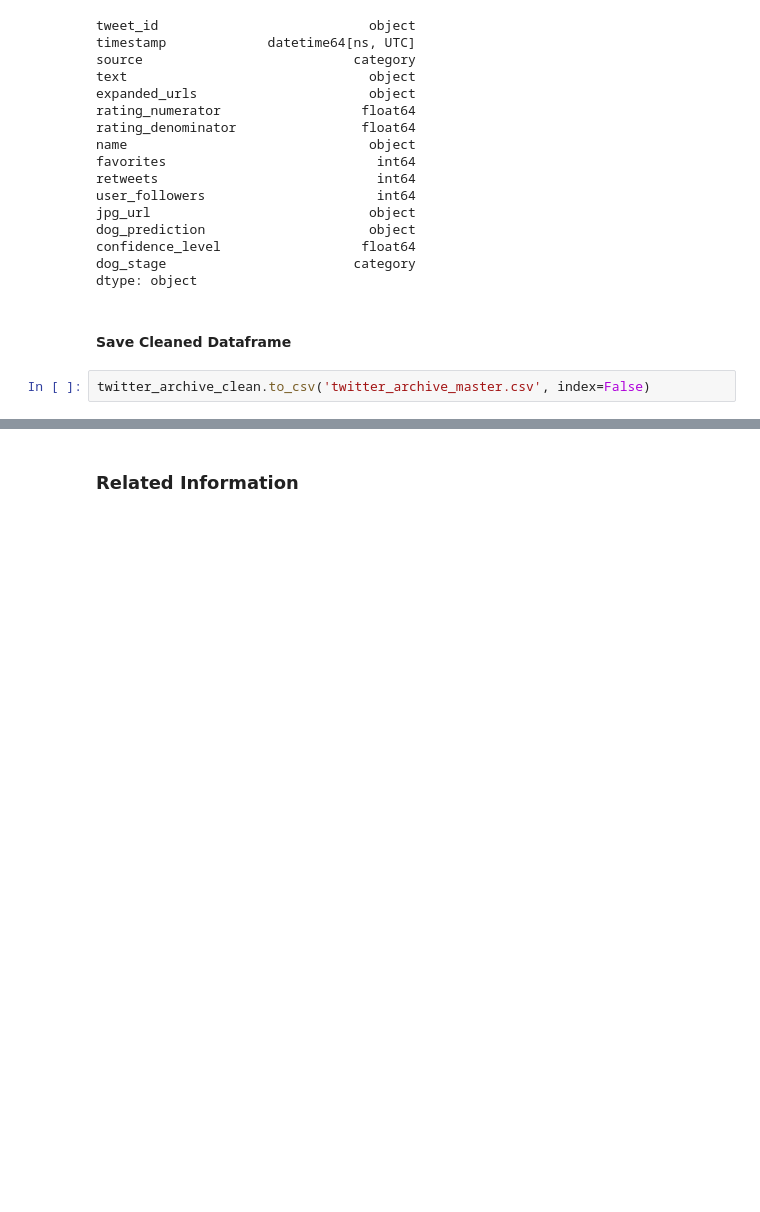
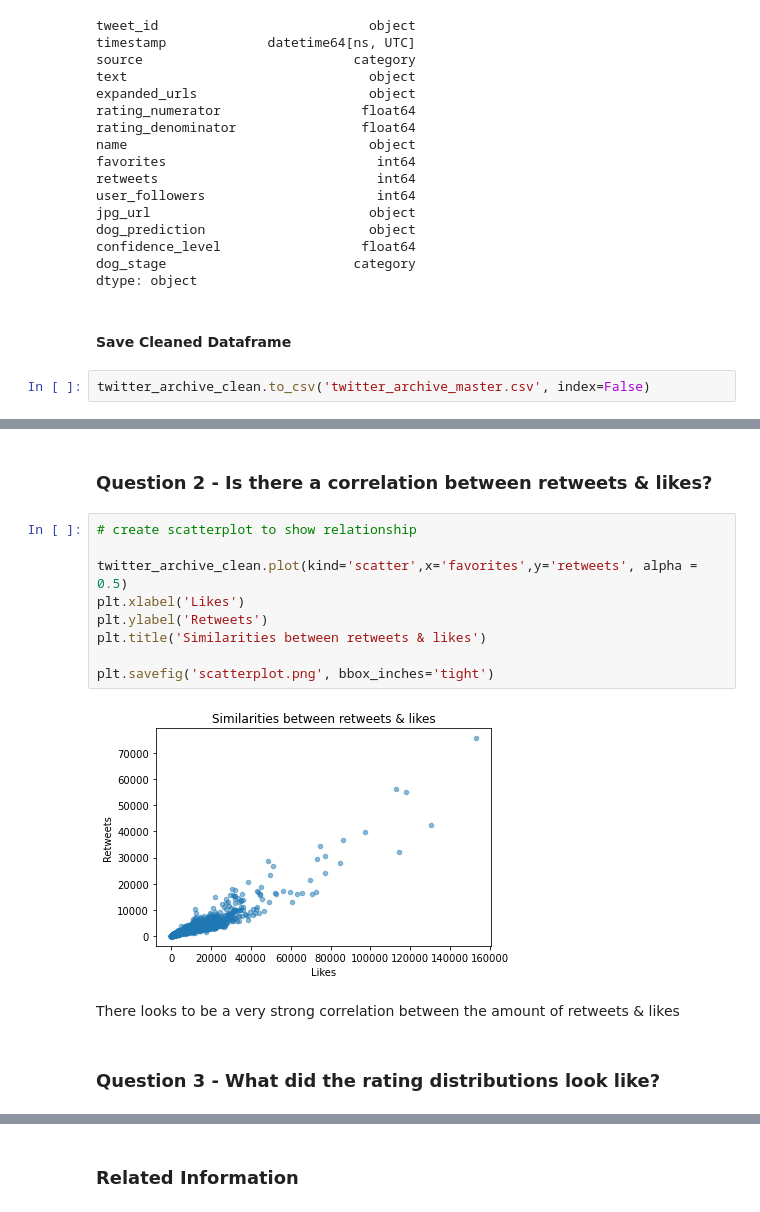
Before and after one commit to cman1836/WrangleAnalyze, a Jupyter notebook: wrangle_act.ipynb, the cells around one changed output, grey strips where cells are left out. Drawn from its saved outputs; the diff is of its cells as text; blank space fills up the shorter version.

```diff
--- a/wrangle_act.ipynb
+++ b/wrangle_act.ipynb
@@ -852,0 +873,19 @@ twitter_archive_clean.to_csv('twitter_archive_master.csv', index=False)
+# %% [markdown]
+<a id='quest2'></a>
+### Question 2 - Is there a correlation between retweets & likes?
+# %%
+# create scatterplot to show relationship
+
+twitter_archive_clean.plot(kind='scatter',x='favorites',y='retweets', alpha = 0.5)
+plt.xlabel('Likes')
+plt.ylabel('Retweets')
+plt.title('Similarities between retweets & likes')
+
+plt.savefig('scatterplot.png', bbox_inches='tight')
+# %% [output]
+[figure, added]
+# %% [markdown]
+There looks to be a very strong correlation between the amount of retweets & likes
+# %% [markdown]
+<a id='quest3'></a>
+### Question 3 - What did the rating distributions look like?
```
Also changed, not shown: parts of 15 cells of this notebook.
